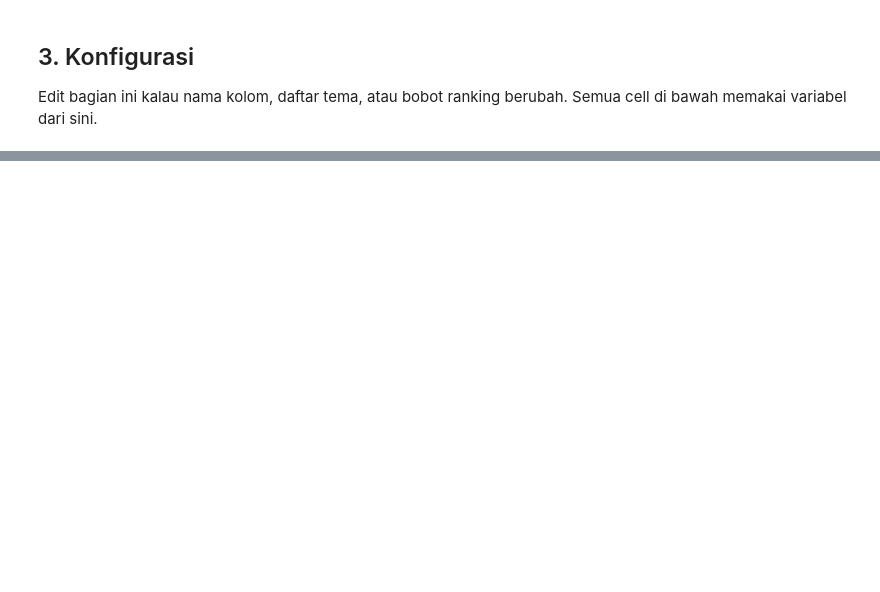
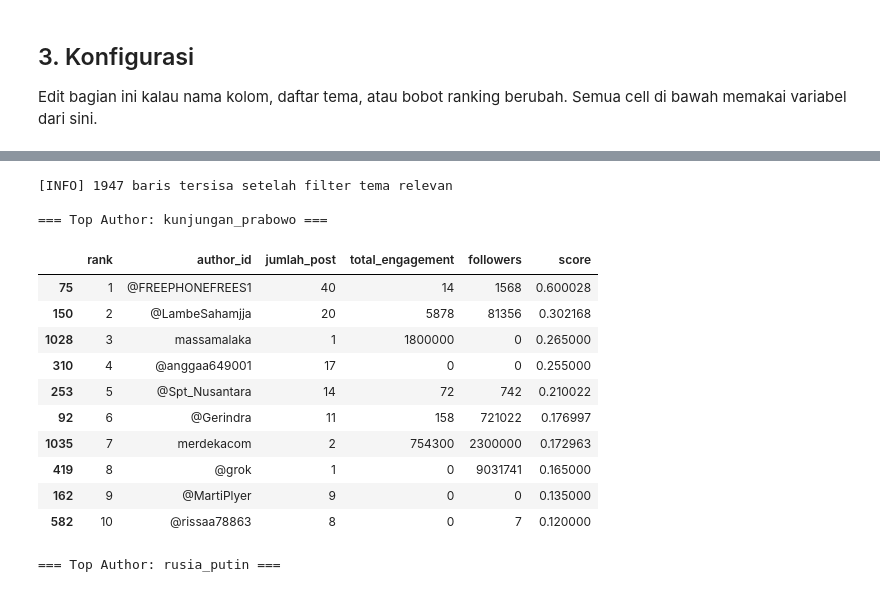
Before and after one commit to aldo02032004/naufaldo.github.io, a Jupyter notebook: Topic_Prabowo ke Vladivostok_top_author_sentimen.ipynb, the cells around one changed output, grey strips where cells are left out. Cells and saved outputs as stored; diff of their text form; code cells hidden in the pictures; blank space fills up the shorter version.

```diff
--- a/Topic_Prabowo ke Vladivostok_top_author_sentimen.ipynb
+++ b/Topic_Prabowo ke Vladivostok_top_author_sentimen.ipynb
@@ -55,0 +72,4 @@ API key sudah di-set.
+# %%
+os.environ["GOOGLE_API_KEY"] = userdata.get("GOOGLE_API_KEY")
+gemini_client = genai.Client(api_key=os.environ["GOOGLE_API_KEY"])
+print("API key sudah di-set.")
@@ -1351,0 +828,76 @@ files.download(file_name)
+# %%
+df_topic = df_clean[df_clean["theme"] != "lainnya"].copy()
+print(f"[INFO] {len(df_topic)} baris tersisa setelah filter tema relevan")
+
+for col in [COL_FAVOURITED, COL_RETWEETED]:
+    if col in df_topic.columns:
+        df_topic[col] = pd.to_numeric(df_topic[col], errors="coerce").fillna(0)
+    else:
+        df_topic[col] = 0
+
+if COL_FOLLOWERS in df_topic.columns:
+    df_topic[COL_FOLLOWERS] = pd.to_numeric(df_topic[COL_FOLLOWERS], errors="coerce").fillna(0)
+else:
+    df_topic[COL_FOLLOWERS] = 0
+
+df_topic["engagement"] = df_topic[COL_FAVOURITED] + df_topic[COL_RETWEETED]
+
+top_authors_per_theme = {}
+
+for theme in THEMES:
+    if theme == "lainnya":
+        continue
+    sub = df_topic[df_topic["theme"] == theme]
+    if sub.empty:
+        print(f"[INFO] Tidak ada data untuk tema '{theme}'")
+        continue
+
+    agg = (
+        sub.groupby(COL_AUTHOR_ID)
+        .agg(
+            jumlah_post=(COL_AUTHOR_ID, "count"),
+            total_engagement=("engagement", "sum"),
+            followers=(COL_FOLLOWERS, "max"),
+        )
+        .reset_index()
+        .rename(columns={COL_AUTHOR_ID: "author_id"})
+    )
+
+    max_post = agg["jumlah_post"].max() or 1
+    max_eng = agg["total_engagement"].max() or 1
+    max_followers = agg["followers"].max() or 1
+    agg["score"] = (
+        WEIGHT_POST_COUNT * (agg["jumlah_post"] / max_post)
+        + WEIGHT_ENGAGEMENT * (agg["total_engagement"] / max_eng)
+        + WEIGHT_FOLLOWERS * (agg["followers"] / max_followers)
+    )
+
+    agg = agg.sort_values("score", ascending=False).head(TOP_N_AUTHORS_PER_THEME)
+    agg.insert(0, "theme", theme)
+    agg["rank"] = range(1, len(agg) + 1)
+    top_authors_per_theme[theme] = agg
+
+    print(f"\n=== Top Author: {theme} ===")
+    display(agg[["rank", "author_id", "jumlah_post", "total_engagement", "followers", "score"]])
+
+df_top_authors = (
+    pd.concat(top_authors_per_theme.values(), ignore_index=True)
+    if top_authors_per_theme else
+    pd.DataFrame(columns=["theme", "author_id", "jumlah_post", "total_engagement", "followers", "score", "rank"])
+)
+# %% [output]
+[INFO] 1947 baris tersisa setelah filter tema relevan
+
+=== Top Author: kunjungan_prabowo ===
+|  | rank | author_id | jumlah_post | total_engagement | followers | score |
+| 75 | 1 | @FREEPHONEFREES1 | 40 | 14 | 1568 | 0.600028 |
+| 150 | 2 | @LambeSahamjja | 20 | 5878 | 81356 | 0.302168 |
+| 1028 | 3 | massamalaka | 1 | 1800000 | 0 | 0.265000 |
+| 310 | 4 | @anggaa649001 | 17 | 0 | 0 | 0.255000 |
+| 253 | 5 | @Spt_Nusantara | 14 | 72 | 742 | 0.210022 |
+| 92 | 6 | @Gerindra | 11 | 158 | 721022 | 0.176997 |
+| 1035 | 7 | merdekacom | 2 | 754300 | 2300000 | 0.172963 |
+| 419 | 8 | @grok | 1 | 0 | 9031741 | 0.165000 |
+| 162 | 9 | @MartiPlyer | 9 | 0 | 0 | 0.135000 |
+| 582 | 10 | @rissaa78863 | 8 | 0 | 7 | 0.120000 |
+=== Top Author: rusia_putin ===
```
Also changed, not shown: parts of 42 cells of this notebook.
